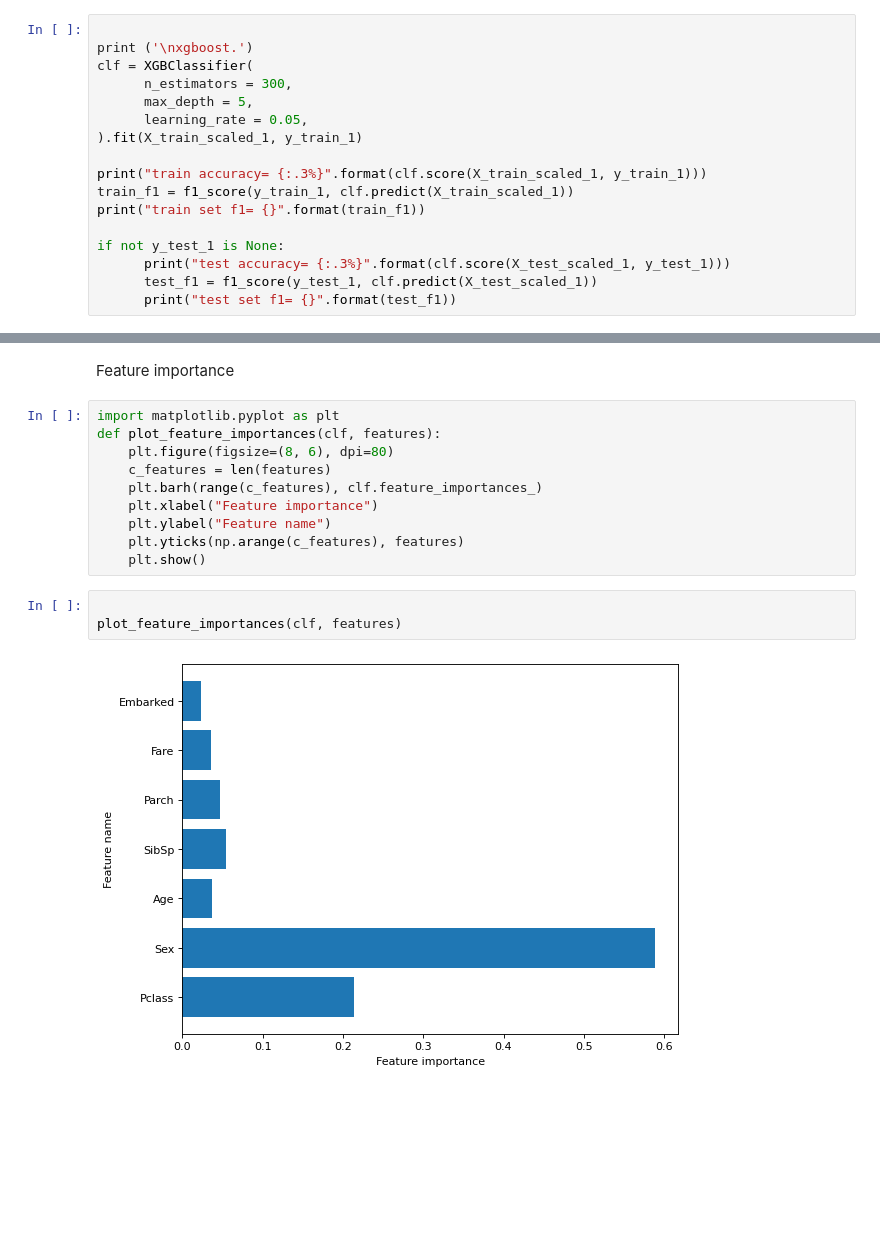
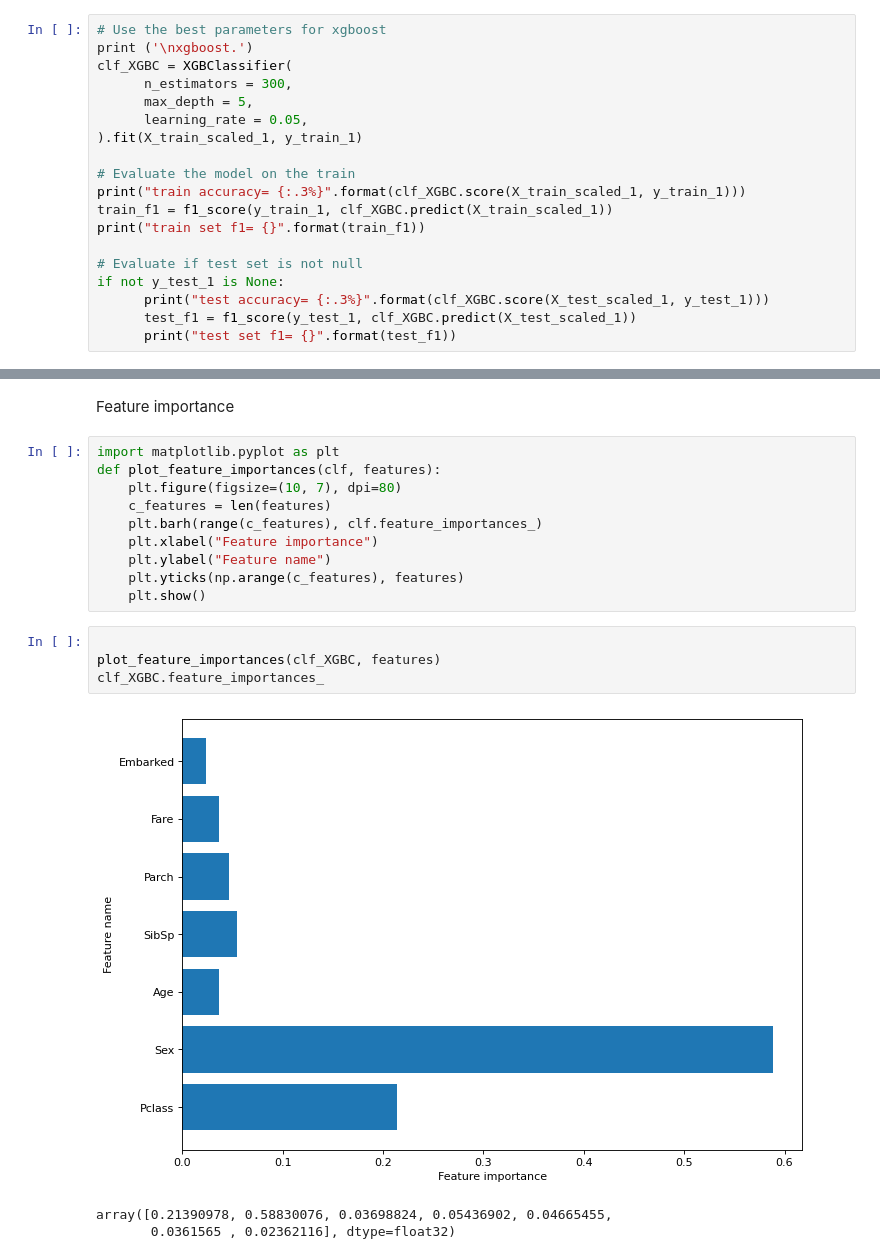
Before and after one commit to Dmytro457/HomeTask_Camp_2026, a Jupyter notebook: 8_s_ml/8_hometask_supervised_ml.ipynb, the cells around one changed output, grey strips where cells are left out. Cells and saved outputs as stored; diff of their text form; blank space fills up the shorter version.

```diff
--- a/8_s_ml/8_hometask_supervised_ml.ipynb
+++ b/8_s_ml/8_hometask_supervised_ml.ipynb
@@ -420,21 +420,23 @@ Running GridSearchCV.
 Grid best parameter (max f1 ):  {'learning_rate': 0.05, 'max_depth': 5, 'n_estimators': 300}
 Grid best score (f1):  0.7698595895960059
 # %%
-
+# Use the best parameters for xgboost
 print ('\nxgboost.')
-clf = XGBClassifier(
+clf_XGBC = XGBClassifier(
       n_estimators = 300,
       max_depth = 5,
       learning_rate = 0.05,
 ).fit(X_train_scaled_1, y_train_1)
 
-print("train accuracy= {:.3%}".format(clf.score(X_train_scaled_1, y_train_1)))
-train_f1 = f1_score(y_train_1, clf.predict(X_train_scaled_1))
+# Evaluate the model on the train
+print("train accuracy= {:.3%}".format(clf_XGBC.score(X_train_scaled_1, y_train_1)))
+train_f1 = f1_score(y_train_1, clf_XGBC.predict(X_train_scaled_1))
 print("train set f1= {}".format(train_f1))
 
+# Evaluate if test set is not null
 if not y_test_1 is None:
-      print("test accuracy= {:.3%}".format(clf.score(X_test_scaled_1, y_test_1)))
-      test_f1 = f1_score(y_test_1, clf.predict(X_test_scaled_1))
+      print("test accuracy= {:.3%}".format(clf_XGBC.score(X_test_scaled_1, y_test_1)))
+      test_f1 = f1_score(y_test_1, clf_XGBC.predict(X_test_scaled_1))
       print("test set f1= {}".format(test_f1))
 # %% [output]
 xgboost.
@@ -445,7 +447,7 @@ Feature importance
 # %%
 import matplotlib.pyplot as plt
 def plot_feature_importances(clf, features):
-    plt.figure(figsize=(8, 6), dpi=80)
+    plt.figure(figsize=(10, 7), dpi=80)
     c_features = len(features)
     plt.barh(range(c_features), clf.feature_importances_)
     plt.xlabel("Feature importance")
@@ -454,6 +456,9 @@ def plot_feature_importances(clf, features):
     plt.show()
 # %%
 
-plot_feature_importances(clf, features)
+plot_feature_importances(clf_XGBC, features)
+clf_XGBC.feature_importances_
 # %% [output]
-[figure, old version]
+[figure, new version]
+array([0.21390978, 0.58830076, 0.03698824, 0.05436902, 0.04665455,
+       0.0361565 , 0.02362116], dtype=float32)
```
Also changed, not shown: parts of 1 cell of this notebook, 1 other file.
